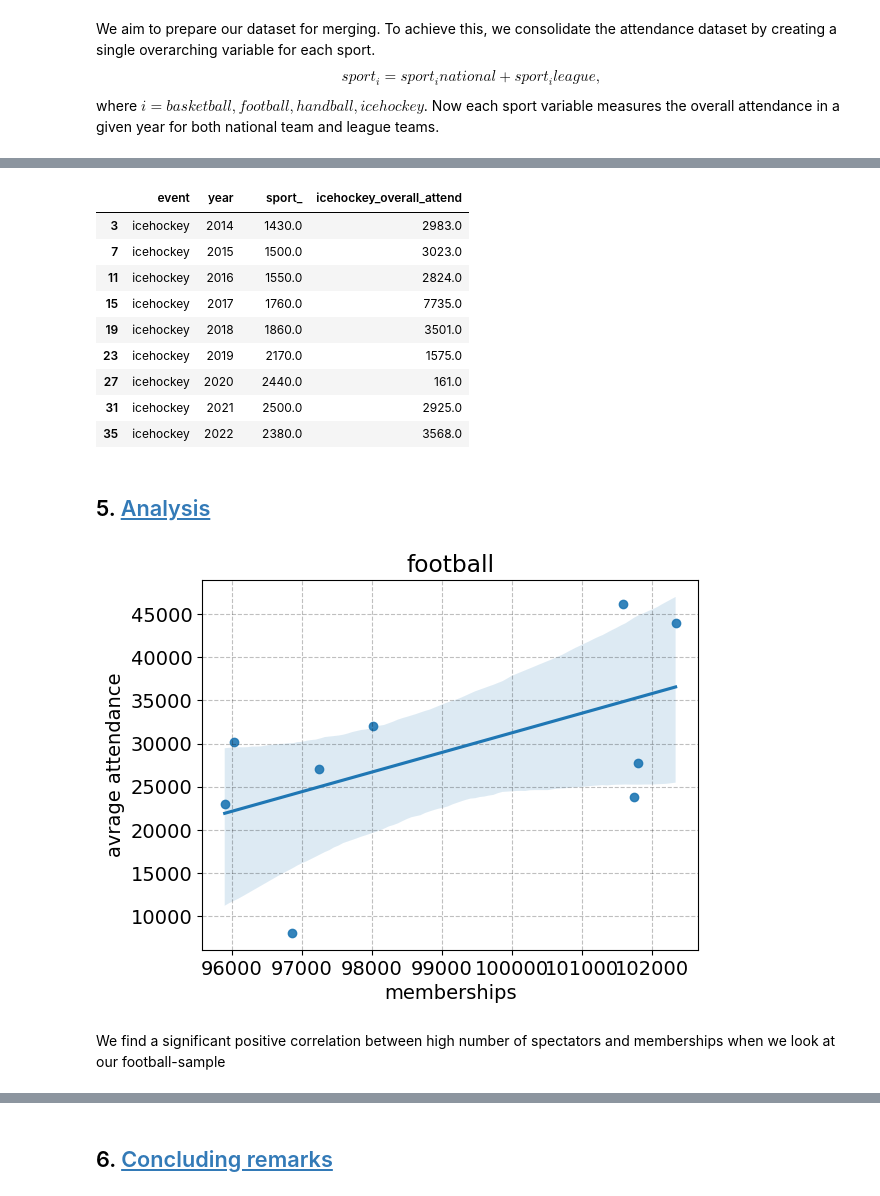
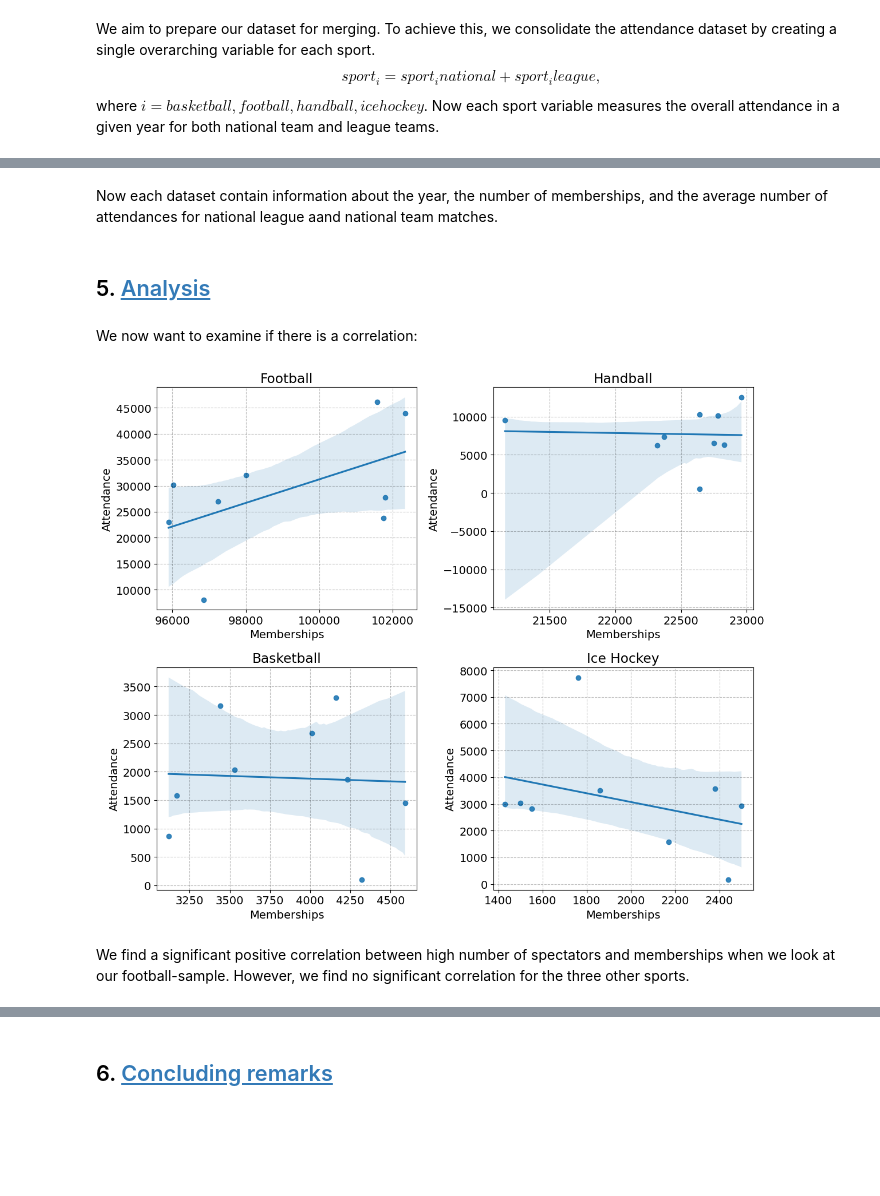
Before and after one commit to NumEconCopenhagen/projects-2024-Simon-C-og-Jens-H, a Jupyter notebook: dataproject/dataproject.ipynb, the cells around one changed output, grey strips where cells are left out. Saved outputs shown, nothing was run; the diff lists cells and outputs as text; code cells hidden in the pictures; blank space fills up the shorter version.

```diff
--- a/dataproject/dataproject.ipynb
+++ b/dataproject/dataproject.ipynb
@@ -416,27 +318,36 @@ basketball_data
-# %%
-icehockey_data
-# %% [output]
-|  | event | year |  | sport_ | icehockey_overall_attend |
-| 3 | icehockey | 2014 |  | 1430.0 | 2983.0 |
-| 7 | icehockey | 2015 |  | 1500.0 | 3023.0 |
-| 11 | icehockey | 2016 |  | 1550.0 | 2824.0 |
-| 15 | icehockey | 2017 |  | 1760.0 | 7735.0 |
-| 19 | icehockey | 2018 |  | 1860.0 | 3501.0 |
-| 23 | icehockey | 2019 |  | 2170.0 | 1575.0 |
-| 27 | icehockey | 2020 |  | 2440.0 | 161.0 |
-| 31 | icehockey | 2021 |  | 2500.0 | 2925.0 |
-| 35 | icehockey | 2022 |  | 2380.0 | 3568.0 |
+# %% [markdown]
+Now each dataset contain information about the year, the number of memberships, and the average number of attendances for national league aand national team matches.
 # %% [markdown]
 ## 5. <a id='toc5_'></a>[Analysis](#toc5_)
-# %%
-sns.regplot(x=football_data['sport_'], y=football_data['football_overall_attend'], data=football_data, scatter_kws={'alpha':0.9})
-
-plt.xlabel('memberships')
-plt.ylabel('avrage attendance')
-plt.title('football')
-
-plt.show()
-# %% [output]
-[figure, removed]
+# %% [markdown]
+We now want to examine if there is a correlation:
+# %%
+fig, axs = plt.subplots(2, 2, figsize=(12, 10))
+# Football
+sns.regplot(ax=axs[0, 0], x=football_data['sport_'], y=football_data['football_overall_attend'], scatter_kws={'alpha':0.9})
+axs[0, 0].set_xlabel('Memberships')
+axs[0, 0].set_ylabel('Attendance')
+axs[0, 0].set_title('Football')
+#Handball
+sns.regplot(ax=axs[0, 1], x=handball_data['sport_'], y=handball_data['handball_overall_attend'], scatter_kws={'alpha':0.9})
+axs[0, 1].set_xlabel('Memberships')
+axs[0, 1].set_ylabel('Attendance')
+axs[0, 1].set_title('Handball')
+# Basketball
+sns.regplot(ax=axs[1, 0], x=basketball_data['sport_'], y=basketball_data['basketball_overall_attend'], scatter_kws={'alpha':0.9})
+axs[1, 0].set_xlabel('Memberships')
+axs[1, 0].set_ylabel('Attendance')
+axs[1, 0].set_title('Basketball')
+# Ice hockey
+sns.regplot(ax=axs[1, 1], x=icehockey_data['sport_'], y=icehockey_data['icehockey_overall_attend'], scatter_kws={'alpha':0.9})
+axs[1, 1].set_xlabel('Memberships')
+axs[1, 1].set_ylabel('Attendance')
+axs[1, 1].set_title('Ice Hockey')
+
+plt.tight_layout()
+
+plt.show()
+# %% [output]
+[figure, added]
 # %% [markdown]
-We find a significant positive correlation between high number of spectators and memberships when we look at our football-sample
+We find a significant positive correlation between high number of spectators and memberships when we look at our football-sample. However, we find no significant correlation for the three other sports.
```
Also changed, not shown: parts of 23 cells of this notebook, 1 other file.
